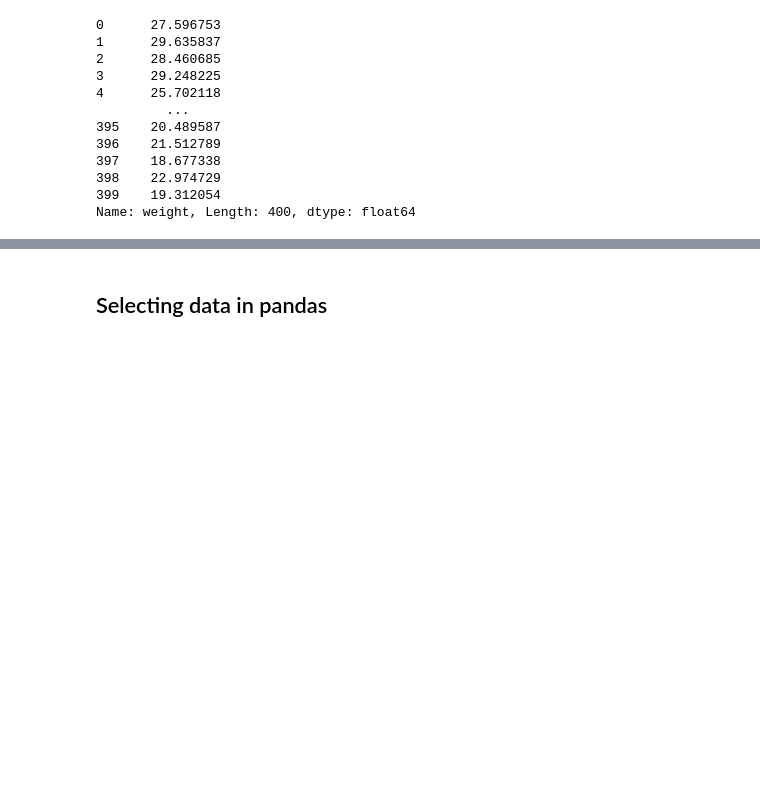
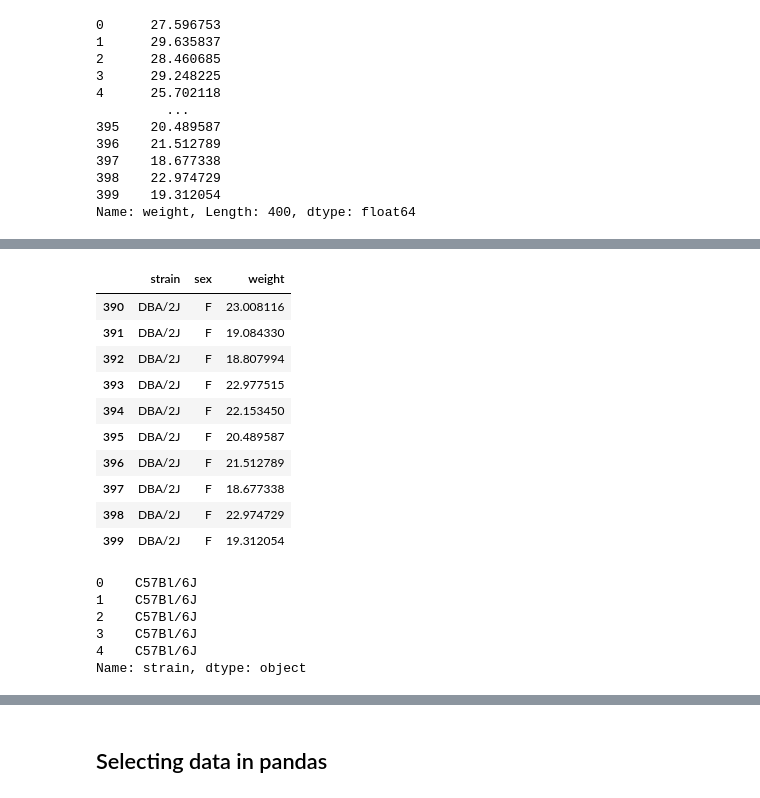
Before and after one commit to hafeild/csc440sp25, a Jupyter notebook: notebooks/06-basic-pandas.ipynb, the cells around one changed output, grey strips where cells are left out. Drawn from its saved outputs; the diff is of its cells as text; code cells hidden in the pictures; blank space fills up the shorter version.

```diff
--- a/notebooks/06-basic-pandas.ipynb
+++ b/notebooks/06-basic-pandas.ipynb
@@ -298,7 +311,28 @@ Name: weight, Length: 400, dtype: float64
 # %%
 # See just the last 10 lines (or 5 if the argument is omitted)
 
-# TODO
+mouseDF.tail(10)
+# %% [output]
+|  | strain | sex | weight |
+| 390 | DBA/2J | F | 23.008116 |
+| 391 | DBA/2J | F | 19.084330 |
+| 392 | DBA/2J | F | 18.807994 |
+| 393 | DBA/2J | F | 22.977515 |
+| 394 | DBA/2J | F | 22.153450 |
+| 395 | DBA/2J | F | 20.489587 |
+| 396 | DBA/2J | F | 21.512789 |
+| 397 | DBA/2J | F | 18.677338 |
+| 398 | DBA/2J | F | 22.974729 |
+| 399 | DBA/2J | F | 19.312054 |
+# %%
+mouseDF['strain'].head()
+# %% [output]
+0    C57Bl/6J
+1    C57Bl/6J
+2    C57Bl/6J
+3    C57Bl/6J
+4    C57Bl/6J
+Name: strain, dtype: object
 # %%
 # Get basic stats about each numeric column.
 
```
Also changed, not shown: parts of 25 cells of this notebook.
